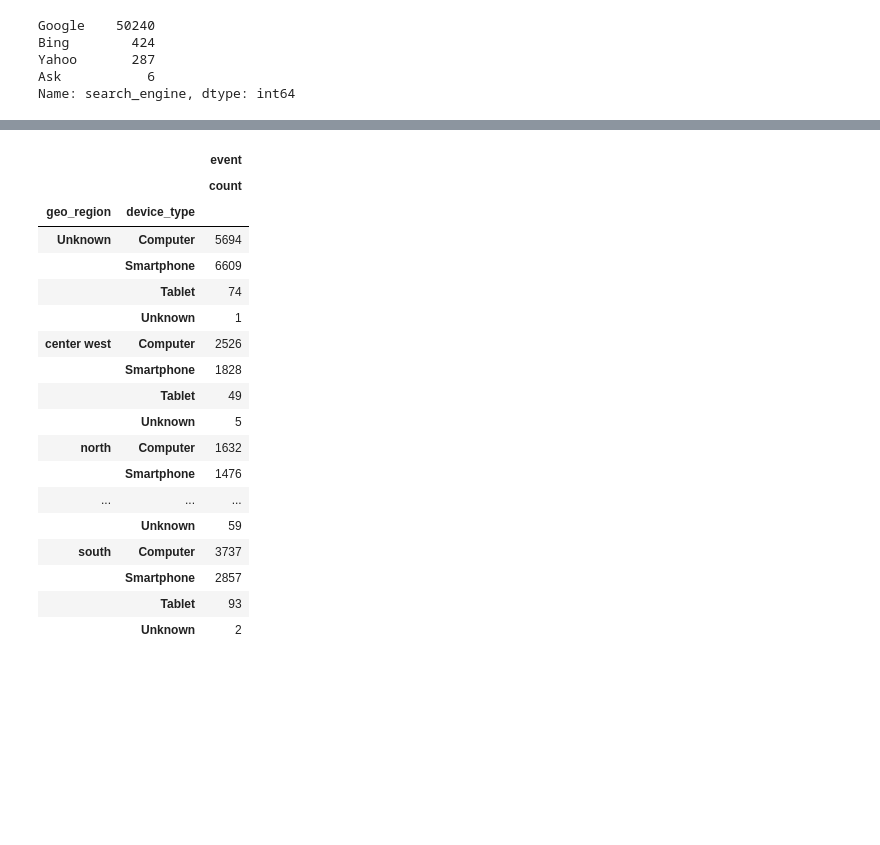
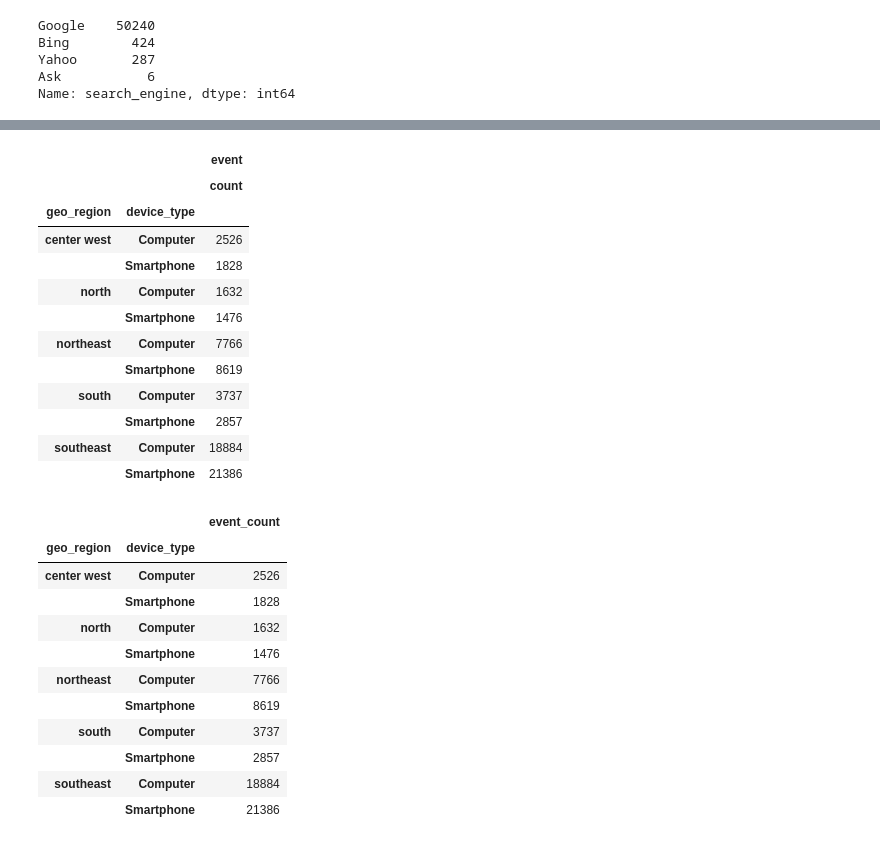
Before and after one commit to gabyrobles93/7506-TP1-Trocafone, a Jupyter notebook: analisis_so_y_dispositivos.ipynb, the cells around one changed output, grey strips where cells are left out. Drawn from its saved outputs; the diff is of its cells as text; code cells hidden in the pictures; blank space fills up the shorter version.

Commit message:
Avanzo con mi notebook. Agrego analisis segun regiones y horas para ver como acceden segun el dispositivo

```diff
--- a/analisis_so_y_dispositivos.ipynb
+++ b/analisis_so_y_dispositivos.ipynb
@@ -143,6 +143,8 @@ events['month_day'] = events['timestamp'].dt.day
 events['day_week'] = events['timestamp'].dt.dayofweek
 events['week_year'] = events['timestamp'].dt.weekofyear
 events['year_day'] = events['timestamp'].dt.dayofyear
+events['hour'] = events['timestamp'].dt.hour
+events['is_weekend'] = (events['day_week']) == 5 | (events['day_week'] == 6)
 
 # Agrego la columna de cantidad de eventos generados por cada usuario
 events['cant_event_person'] = events.groupby('person')['person'].transform('count')
@@ -691,23 +762,34 @@ Name: country, dtype: int64
 # %%
-devices_per_region = visited_site_brazil.groupby(['geo_region', 'device_type']).agg({'event': ['count']})
+visited_site_brazil_computer_or_smarthpone = visited_site_brazil.loc[(visited_site_brazil['device_type'] == 'Computer') | (visited_site_brazil['device_type'] == 'Smartphone')]
+devices_per_region = visited_site_brazil_computer_or_smarthpone.groupby(['geo_region', 'device_type']).agg({'event': ['count']})
 devices_per_region.head(20)
 # %% [output]
 |  |  | event |
 |  |  | count |
 | geo_region | device_type |  |
-| Unknown | Computer | 5694 |
-|  | Smartphone | 6609 |
-|  | Tablet | 74 |
-|  | Unknown | 1 |
 | center west | Computer | 2526 |
 |  | Smartphone | 1828 |
-|  | Tablet | 49 |
-|  | Unknown | 5 |
 | north | Computer | 1632 |
 |  | Smartphone | 1476 |
-| ... | ... | ... |
-|  | Unknown | 59 |
+| northeast | Computer | 7766 |
+|  | Smartphone | 8619 |
 | south | Computer | 3737 |
 |  | Smartphone | 2857 |
-|  | Tablet | 93 |
-|  | Unknown | 2 |
+| southeast | Computer | 18884 |
+|  | Smartphone | 21386 |
+# %%
+devices_per_region = reduceColumnLevel(devices_per_region)
+devices_per_region.head(20)
+# %% [output]
+|  |  | event_count |
+| geo_region | device_type |  |
+| center west | Computer | 2526 |
+|  | Smartphone | 1828 |
+| north | Computer | 1632 |
+|  | Smartphone | 1476 |
+| northeast | Computer | 7766 |
+|  | Smartphone | 8619 |
+| south | Computer | 3737 |
+|  | Smartphone | 2857 |
+| southeast | Computer | 18884 |
+|  | Smartphone | 21386 |
```
Also changed, not shown: parts of 20 cells of this notebook.
